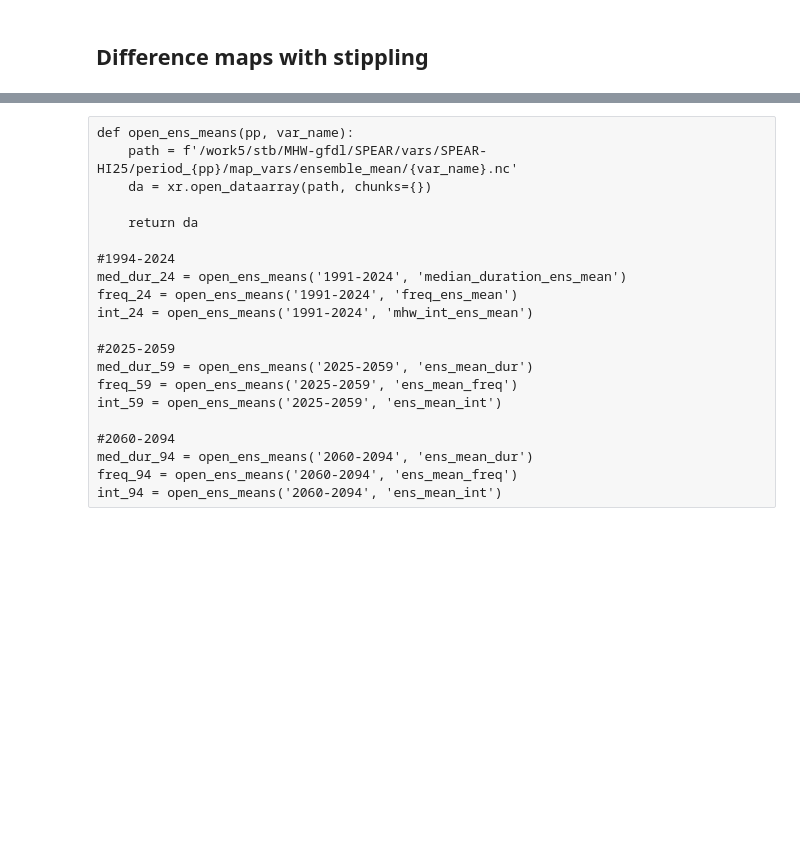
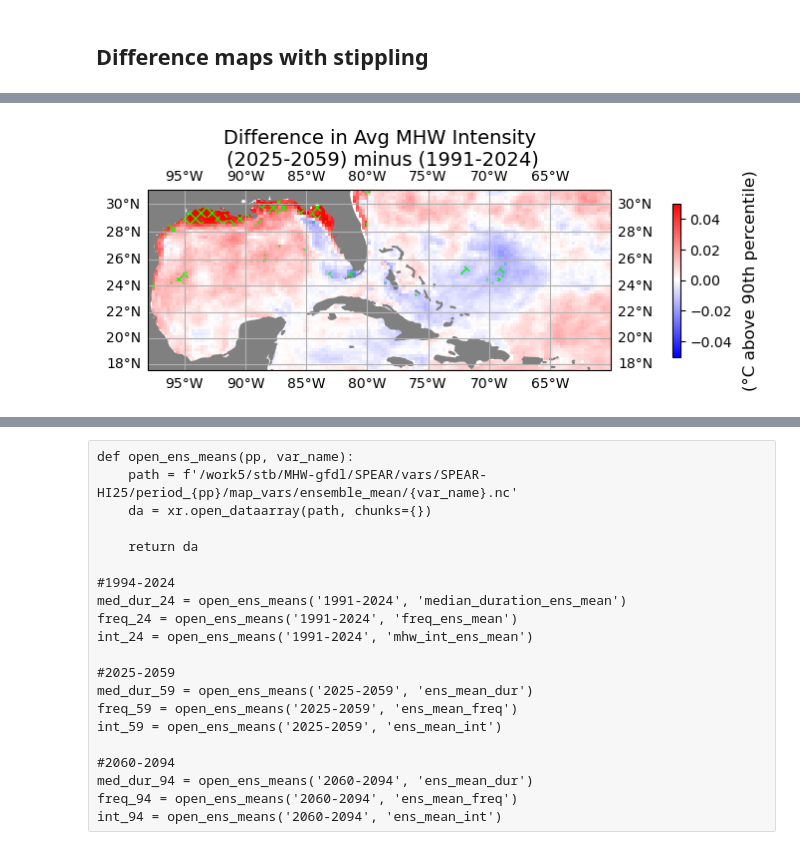
Before and after one commit to shanicetbailey/MHW-gfdl, a Jupyter notebook: 1c0_define-MHW-SPEAR-hi25.ipynb.ipynb, the cells around one changed output, grey strips where cells are left out. Cells and saved outputs as stored; diff of their text form; code cells hidden in the pictures; blank space fills up the shorter version.

```diff
--- a/1c0_define-MHW-SPEAR-hi25.ipynb.ipynb
+++ b/1c0_define-MHW-SPEAR-hi25.ipynb.ipynb
@@ -543,0 +448,5 @@ robust_freq_diff_2591.plot()#.contourf(levels=np.arange(-1,1.5,0.5), hatches=['.
+# %%
+cartopy_plot_single(int_diff_2591.mean('ensemble'), 'bwr', '(°C above 90th percentile)',
+             'Difference in Avg MHW Intensity\n (2025-2059) minus (1991-2024)', vmin=-0.05, vmax=0.05, hatch_mask=robust_int_diff_2591);
+# %% [output]
+[figure, added]
```
Also changed, not shown: parts of 19 cells of this notebook.
